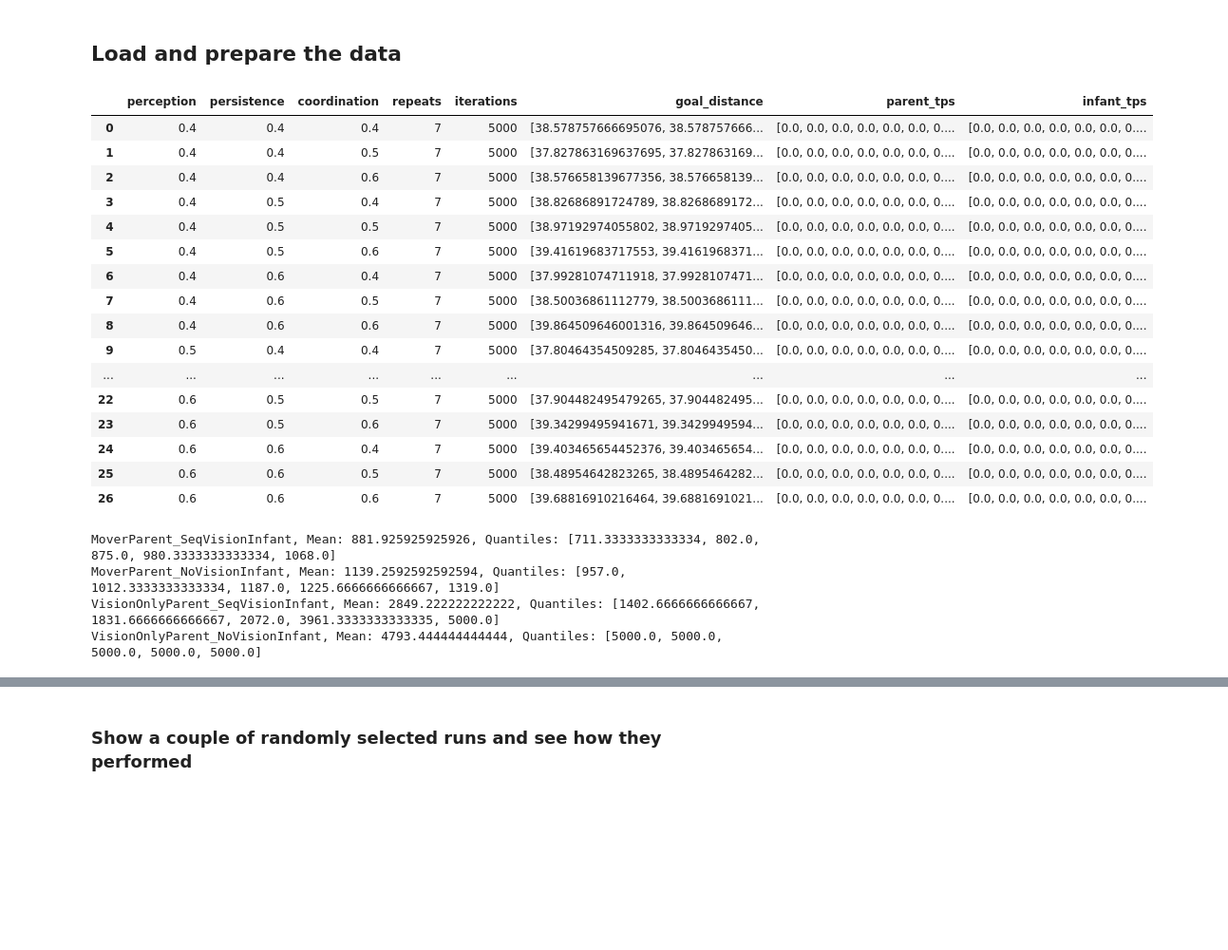
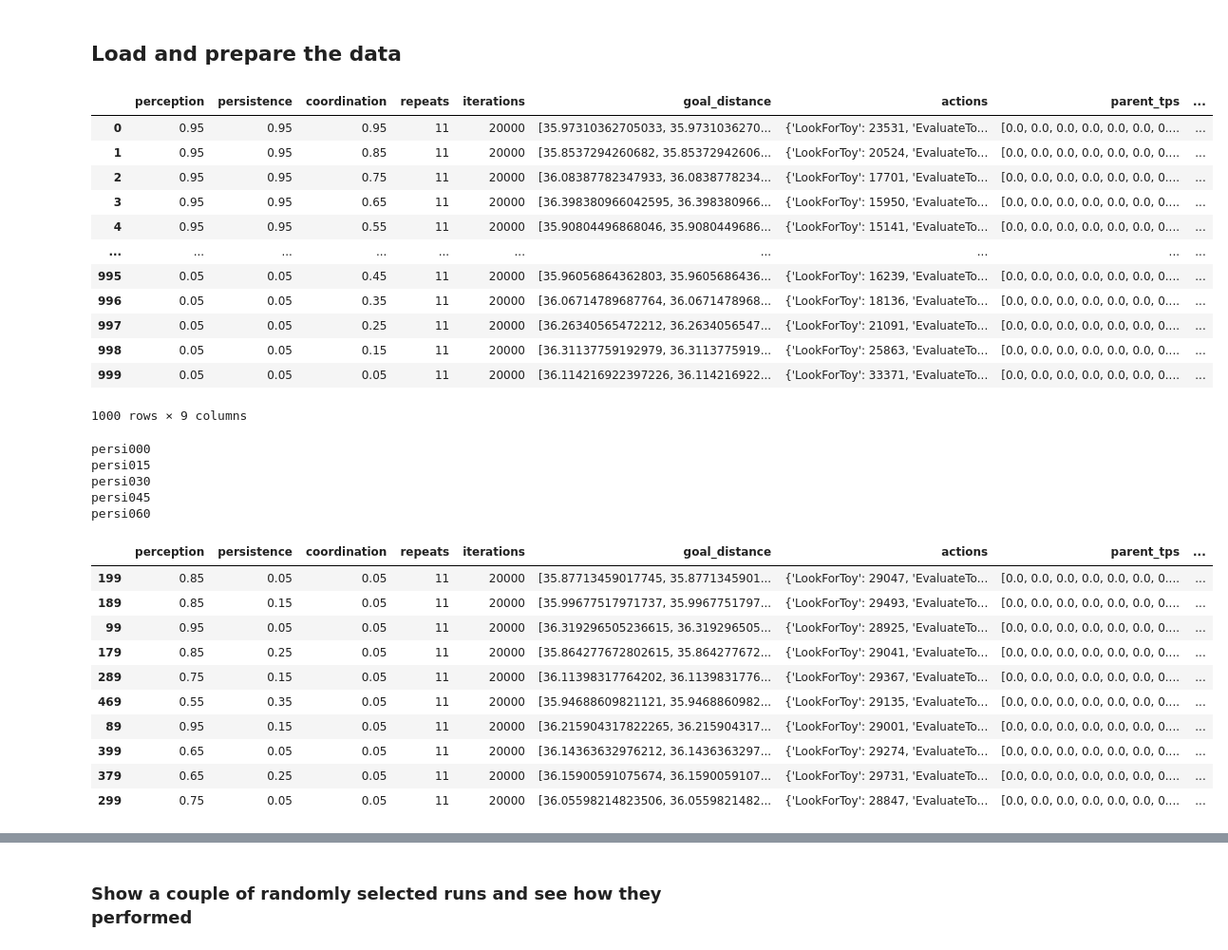
Before and after one commit to roznawsk/infant-abm, a Jupyter notebook: comparative.ipynb, the cells around one changed output, grey strips where cells are left out. Shown at 95% size. Drawn from its saved outputs; the diff is of its cells as text; code cells hidden in the pictures; blank space fills up the shorter version.

```diff
--- a/comparative.ipynb
+++ b/comparative.ipynb
@@ -23,43 +24,34 @@ pylab.rcParams.update(params)
 # %%
 # df_nan = pd.read_hdf('results/run_grid_5_nan.hdf')
 # df_notnan = pd.read_hdf('results/run_grid_5_notnan.hdf')
 # df = pd.concat([df_nan, df_notnan])
 
 import os
 
-base = "results/comparative2"
+base = "results/persistence_005_095_10"
 dataframes = [
-    (file.split(".")[0], pd.read_hdf(os.path.join(base, file))) for file in os.listdir(base)
-    ]
-
-# df = pd.read_hdf("results/run_no_eye_contact.hdf")
-# df = df.rename(columns={"persistance": "persistence"})
+    (file.split(".")[0], pd.read_hdf(os.path.join(base, file)))
+    for file in sorted(os.listdir(base))
+]
 
 # df = pd.read_hdf("results/test_empty.hdf")
 _name, df = dataframes[0]
 df
 # %% [output]
-|  | perception | persistence | coordination | repeats | iterations | goal_distance | parent_tps | infant_tps |
-| 0 | 0.4 | 0.4 | 0.4 | 7 | 5000 | [38.578757666695076, 38.578757666... | [0.0, 0.0, 0.0, 0.0, 0.0, 0.0, 0.... | [0.0, 0.0, 0.0, 0.0, 0.0, 0.0, 0.... |
-| 1 | 0.4 | 0.4 | 0.5 | 7 | 5000 | [37.827863169637695, 37.827863169... | [0.0, 0.0, 0.0, 0.0, 0.0, 0.0, 0.... | [0.0, 0.0, 0.0, 0.0, 0.0, 0.0, 0.... |
-| 2 | 0.4 | 0.4 | 0.6 | 7 | 5000 | [38.576658139677356, 38.576658139... | [0.0, 0.0, 0.0, 0.0, 0.0, 0.0, 0.... | [0.0, 0.0, 0.0, 0.0, 0.0, 0.0, 0.... |
-| 3 | 0.4 | 0.5 | 0.4 | 7 | 5000 | [38.82686891724789, 38.8268689172... | [0.0, 0.0, 0.0, 0.0, 0.0, 0.0, 0.... | [0.0, 0.0, 0.0, 0.0, 0.0, 0.0, 0.... |
-| 4 | 0.4 | 0.5 | 0.5 | 7 | 5000 | [38.97192974055802, 38.9719297405... | [0.0, 0.0, 0.0, 0.0, 0.0, 0.0, 0.... | [0.0, 0.0, 0.0, 0.0, 0.0, 0.0, 0.... |
-| 5 | 0.4 | 0.5 | 0.6 | 7 | 5000 | [39.41619683717553, 39.4161968371... | [0.0, 0.0, 0.0, 0.0, 0.0, 0.0, 0.... | [0.0, 0.0, 0.0, 0.0, 0.0, 0.0, 0.... |
-| 6 | 0.4 | 0.6 | 0.4 | 7 | 5000 | [37.99281074711918, 37.9928107471... | [0.0, 0.0, 0.0, 0.0, 0.0, 0.0, 0.... | [0.0, 0.0, 0.0, 0.0, 0.0, 0.0, 0.... |
-| 7 | 0.4 | 0.6 | 0.5 | 7 | 5000 | [38.50036861112779, 38.5003686111... | [0.0, 0.0, 0.0, 0.0, 0.0, 0.0, 0.... | [0.0, 0.0, 0.0, 0.0, 0.0, 0.0, 0.... |
-| 8 | 0.4 | 0.6 | 0.6 | 7 | 5000 | [39.864509646001316, 39.864509646... | [0.0, 0.0, 0.0, 0.0, 0.0, 0.0, 0.... | [0.0, 0.0, 0.0, 0.0, 0.0, 0.0, 0.... |
-| 9 | 0.5 | 0.4 | 0.4 | 7 | 5000 | [37.80464354509285, 37.8046435450... | [0.0, 0.0, 0.0, 0.0, 0.0, 0.0, 0.... | [0.0, 0.0, 0.0, 0.0, 0.0, 0.0, 0.... |
-| ... | ... | ... | ... | ... | ... | ... | ... | ... |
-| 22 | 0.6 | 0.5 | 0.5 | 7 | 5000 | [37.904482495479265, 37.904482495... | [0.0, 0.0, 0.0, 0.0, 0.0, 0.0, 0.... | [0.0, 0.0, 0.0, 0.0, 0.0, 0.0, 0.... |
-| 23 | 0.6 | 0.5 | 0.6 | 7 | 5000 | [39.34299495941671, 39.3429949594... | [0.0, 0.0, 0.0, 0.0, 0.0, 0.0, 0.... | [0.0, 0.0, 0.0, 0.0, 0.0, 0.0, 0.... |
-| 24 | 0.6 | 0.6 | 0.4 | 7 | 5000 | [39.403465654452376, 39.403465654... | [0.0, 0.0, 0.0, 0.0, 0.0, 0.0, 0.... | [0.0, 0.0, 0.0, 0.0, 0.0, 0.0, 0.... |
-| 25 | 0.6 | 0.6 | 0.5 | 7 | 5000 | [38.48954642823265, 38.4895464282... | [0.0, 0.0, 0.0, 0.0, 0.0, 0.0, 0.... | [0.0, 0.0, 0.0, 0.0, 0.0, 0.0, 0.... |
-| 26 | 0.6 | 0.6 | 0.6 | 7 | 5000 | [39.68816910216464, 39.6881691021... | [0.0, 0.0, 0.0, 0.0, 0.0, 0.0, 0.... | [0.0, 0.0, 0.0, 0.0, 0.0, 0.0, 0.... |
+|  | perception | persistence | coordination | repeats | iterations | goal_distance | actions | parent_tps | ... |
+| 0 | 0.95 | 0.95 | 0.95 | 11 | 20000 | [35.97310362705033, 35.9731036270... | {'LookForToy': 23531, 'EvaluateTo... | [0.0, 0.0, 0.0, 0.0, 0.0, 0.0, 0.... | ... |
+| 1 | 0.95 | 0.95 | 0.85 | 11 | 20000 | [35.8537294260682, 35.85372942606... | {'LookForToy': 20524, 'EvaluateTo... | [0.0, 0.0, 0.0, 0.0, 0.0, 0.0, 0.... | ... |
+| 2 | 0.95 | 0.95 | 0.75 | 11 | 20000 | [36.08387782347933, 36.0838778234... | {'LookForToy': 17701, 'EvaluateTo... | [0.0, 0.0, 0.0, 0.0, 0.0, 0.0, 0.... | ... |
+| 3 | 0.95 | 0.95 | 0.65 | 11 | 20000 | [36.398380966042595, 36.398380966... | {'LookForToy': 15950, 'EvaluateTo... | [0.0, 0.0, 0.0, 0.0, 0.0, 0.0, 0.... | ... |
+| 4 | 0.95 | 0.95 | 0.55 | 11 | 20000 | [35.90804496868046, 35.9080449686... | {'LookForToy': 15141, 'EvaluateTo... | [0.0, 0.0, 0.0, 0.0, 0.0, 0.0, 0.... | ... |
+| ... | ... | ... | ... | ... | ... | ... | ... | ... | ... |
+| 995 | 0.05 | 0.05 | 0.45 | 11 | 20000 | [35.96056864362803, 35.9605686436... | {'LookForToy': 16239, 'EvaluateTo... | [0.0, 0.0, 0.0, 0.0, 0.0, 0.0, 0.... | ... |
+| 996 | 0.05 | 0.05 | 0.35 | 11 | 20000 | [36.06714789687764, 36.0671478968... | {'LookForToy': 18136, 'EvaluateTo... | [0.0, 0.0, 0.0, 0.0, 0.0, 0.0, 0.... | ... |
+| 997 | 0.05 | 0.05 | 0.25 | 11 | 20000 | [36.26340565472212, 36.2634056547... | {'LookForToy': 21091, 'EvaluateTo... | [0.0, 0.0, 0.0, 0.0, 0.0, 0.0, 0.... | ... |
+| 998 | 0.05 | 0.05 | 0.15 | 11 | 20000 | [36.31137759192979, 36.3113775919... | {'LookForToy': 25863, 'EvaluateTo... | [0.0, 0.0, 0.0, 0.0, 0.0, 0.0, 0.... | ... |
+| 999 | 0.05 | 0.05 | 0.05 | 11 | 20000 | [36.114216922397226, 36.114216922... | {'LookForToy': 33371, 'EvaluateTo... | [0.0, 0.0, 0.0, 0.0, 0.0, 0.0, 0.... | ... |
+1000 rows × 9 columns
 # %%
-from statistics import mean, quantiles
-
-
 def get_success_step(dists, success_dist):
     try:
         return np.where(dists < success_dist)[0][0]
@@ -68,19 +60,31 @@ def get_success_step(dists, success_dist):
 
 
 SUCCESS_DIST = 10
+ITERATIONS = df.iloc[0]["iterations"]
+REPEATS = df.iloc[0]["repeats"]
+N_SAMPLES = dataframes[0][1].shape[0]
 
 for name, df in dataframes:
     df["success_steps"] = df.apply(
         lambda row: get_success_step(row["goal_distance"], SUCCESS_DIST), axis=1
     )
+    print(name)
 
-    goal = df["success_steps"]
-    goal = goal.fillna(5000)
-    # print(goal)
-
-    print(f"{name}, Mean: {mean(goal)}, Quantiles: {quantiles(goal, n=6)}")
+display(dataframes[0][1].sort_values("success_steps").head(10))
 # %% [output]
-MoverParent_SeqVisionInfant, Mean: 881.925925925926, Quantiles: [711.3333333333334, 802.0, 875.0, 980.3333333333334, 1068.0]
-MoverParent_NoVisionInfant, Mean: 1139.2592592592594, Quantiles: [957.0, 1012.3333333333334, 1187.0, 1225.6666666666667, 1319.0]
-VisionOnlyParent_SeqVisionInfant, Mean: 2849.222222222222, Quantiles: [1402.6666666666667, 1831.6666666666667, 2072.0, 3961.3333333333335, 5000.0]
-VisionOnlyParent_NoVisionInfant, Mean: 4793.444444444444, Quantiles: [5000.0, 5000.0, 5000.0, 5000.0, 5000.0]
+persi000
+persi015
+persi030
+persi045
+persi060
+|  | perception | persistence | coordination | repeats | iterations | goal_distance | actions | parent_tps | ... |
+| 199 | 0.85 | 0.05 | 0.05 | 11 | 20000 | [35.87713459017745, 35.8771345901... | {'LookForToy': 29047, 'EvaluateTo... | [0.0, 0.0, 0.0, 0.0, 0.0, 0.0, 0.... | ... |
+| 189 | 0.85 | 0.15 | 0.05 | 11 | 20000 | [35.99677517971737, 35.9967751797... | {'LookForToy': 29493, 'EvaluateTo... | [0.0, 0.0, 0.0, 0.0, 0.0, 0.0, 0.... | ... |
+| 99 | 0.95 | 0.05 | 0.05 | 11 | 20000 | [36.319296505236615, 36.319296505... | {'LookForToy': 28925, 'EvaluateTo... | [0.0, 0.0, 0.0, 0.0, 0.0, 0.0, 0.... | ... |
+| 179 | 0.85 | 0.25 | 0.05 | 11 | 20000 | [35.864277672802615, 35.864277672... | {'LookForToy': 29041, 'EvaluateTo... | [0.0, 0.0, 0.0, 0.0, 0.0, 0.0, 0.... | ... |
+| 289 | 0.75 | 0.15 | 0.05 | 11 | 20000 | [36.11398317764202, 36.1139831776... | {'LookForToy': 29367, 'EvaluateTo... | [0.0, 0.0, 0.0, 0.0, 0.0, 0.0, 0.... | ... |
+| 469 | 0.55 | 0.35 | 0.05 | 11 | 20000 | [35.94688609821121, 35.9468860982... | {'LookForToy': 29135, 'EvaluateTo... | [0.0, 0.0, 0.0, 0.0, 0.0, 0.0, 0.... | ... |
+| 89 | 0.95 | 0.15 | 0.05 | 11 | 20000 | [36.215904317822265, 36.215904317... | {'LookForToy': 29001, 'EvaluateTo... | [0.0, 0.0, 0.0, 0.0, 0.0, 0.0, 0.... | ... |
+| 399 | 0.65 | 0.05 | 0.05 | 11 | 20000 | [36.14363632976212, 36.1436363297... | {'LookForToy': 29274, 'EvaluateTo... | [0.0, 0.0, 0.0, 0.0, 0.0, 0.0, 0.... | ... |
+| 379 | 0.65 | 0.25 | 0.05 | 11 | 20000 | [36.15900591075674, 36.1590059107... | {'LookForToy': 29731, 'EvaluateTo... | [0.0, 0.0, 0.0, 0.0, 0.0, 0.0, 0.... | ... |
+| 299 | 0.75 | 0.05 | 0.05 | 11 | 20000 | [36.05598214823506, 36.0559821482... | {'LookForToy': 28847, 'EvaluateTo... | [0.0, 0.0, 0.0, 0.0, 0.0, 0.0, 0.... | ... |
```
Also changed, not shown: parts of 18 cells of this notebook, 13 other files.
